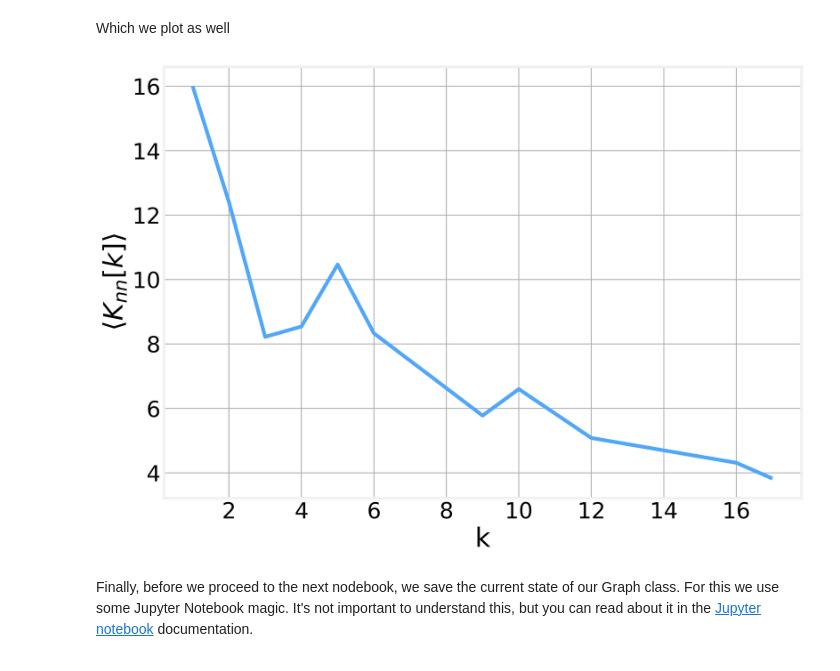
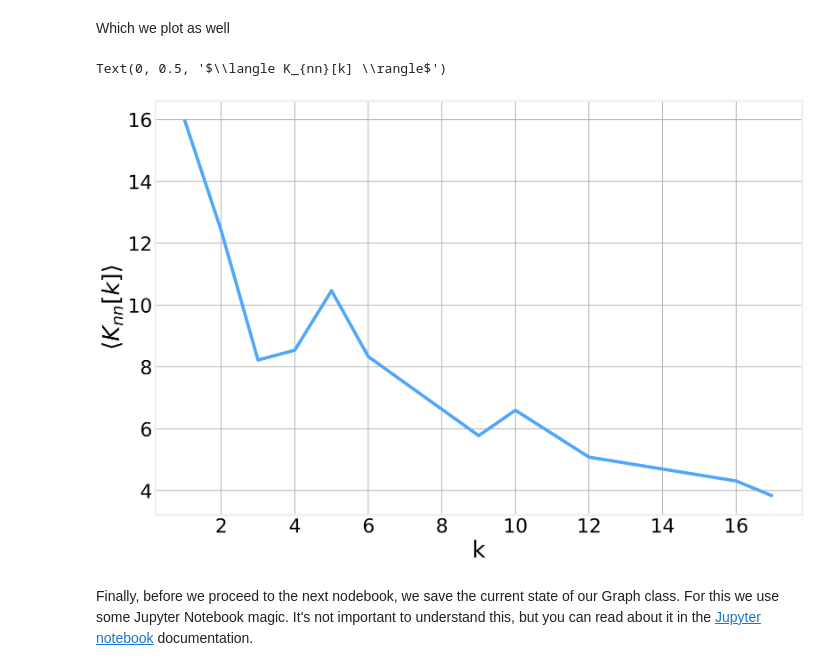
Before and after one commit to DataForScience/Networks, a Jupyter notebook: 2. Graph Properties.ipynb, the cells around one changed output. Saved outputs shown, nothing was run; the diff lists cells and outputs as text; code cells hidden in the pictures.

```diff
--- a/2. Graph Properties.ipynb
+++ b/2. Graph Properties.ipynb
@@ -584,10 +584,10 @@ Which we plot as well
 # %%
 plt.plot(knn.T[0], knn.T[1])
 plt.xlabel('k')
 plt.ylabel(r'$\langle K_{nn}[k] \rangle$')
-plt.gcf().set_size_inches(11, 8)
 # %% [output]
+Text(0, 0.5, '$\\langle K_{nn}[k] \\rangle$')
-[figure, old version]
+[figure, new version]
 # %% [markdown]
 Finally, before we proceed to the next nodebook, we save the current state of our Graph class. For this we use some Jupyter Notebook magic. It's not important to understand this, but you can read about it in the [Jupyter notebook](https://jupyter-notebook.readthedocs.io/en/stable/examples/Notebook/Importing%20Notebooks.html) documentation.
 # %%
```
Also changed, not shown: parts of 5 cells of this notebook, 5 other files.
